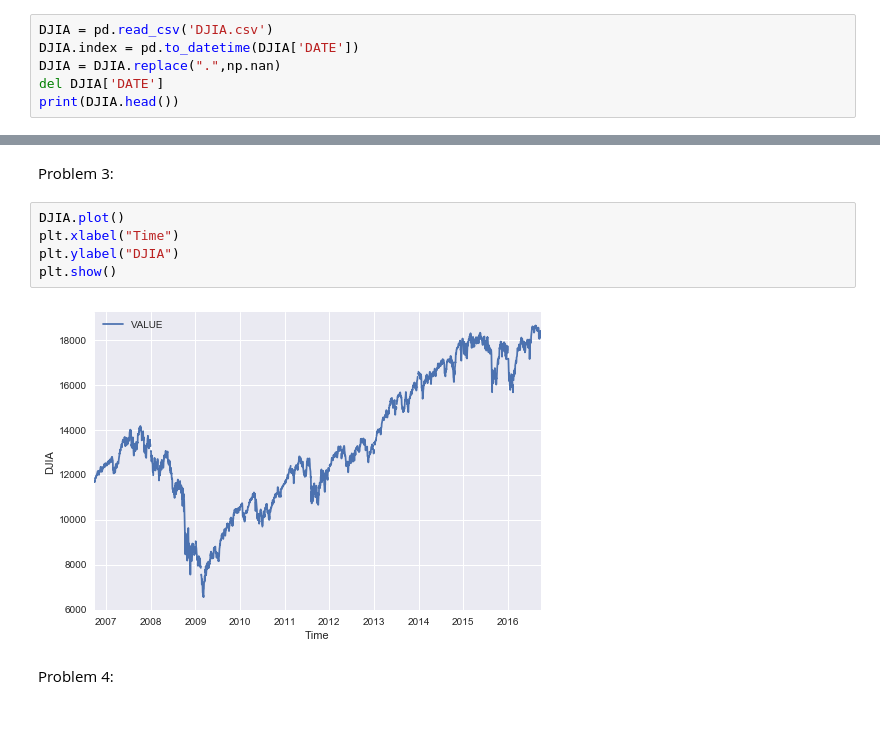
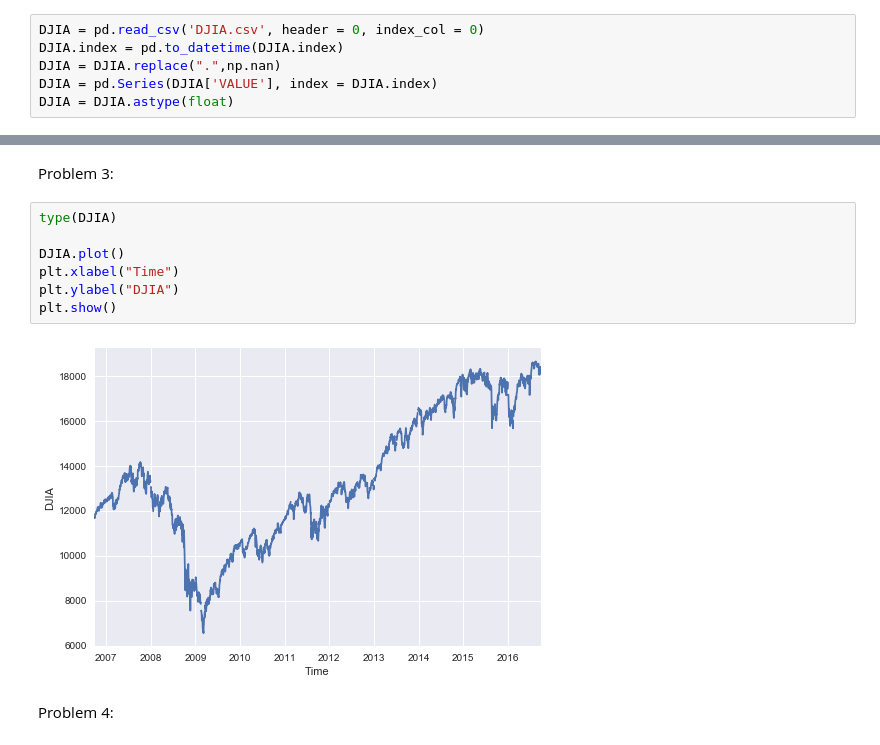
Before and after one commit to janertl/BootCamp2017, a Jupyter notebook: ProbSets/Comp/PSet 2/Problem Set 2.ipynb, the cells around one changed output, grey strips where cells are left out. Drawn from its saved outputs; the diff is of its cells as text.

```diff
--- a/ProbSets/Comp/PSet 2/Problem Set 2.ipynb
+++ b/ProbSets/Comp/PSet 2/Problem Set 2.ipynb
@@ -733,8 +733,8 @@ I made some extra tables and plots for Visualization, Problem 6 above.
 # %% [markdown]
 Problem 1:
 # %%
-DJIA = pd.read_csv('DJIA.csv')
-DJIA.index = pd.to_datetime(DJIA['DATE'])
+DJIA = pd.read_csv('DJIA.csv', header = 0, index_col = 0)
+DJIA.index = pd.to_datetime(DJIA.index)
 DJIA = DJIA.replace(".",np.nan)
-del DJIA['DATE']
-print(DJIA.head())
+DJIA = pd.Series(DJIA['VALUE'], index = DJIA.index)
+DJIA = DJIA.astype(float)
@@ -767,12 +759,14 @@ Name: 0, dtype: float64
 # %% [markdown]
 Problem 3:
 # %%
+type(DJIA)
+
 DJIA.plot()
 plt.xlabel("Time")
 plt.ylabel("DJIA")
 plt.show()
 # %% [output]
-[figure, old version]
+[figure, new version]
 # %% [markdown]
 Problem 4:
 # %%
```
Also changed, not shown: parts of 16 cells of this notebook, 25 other files.
